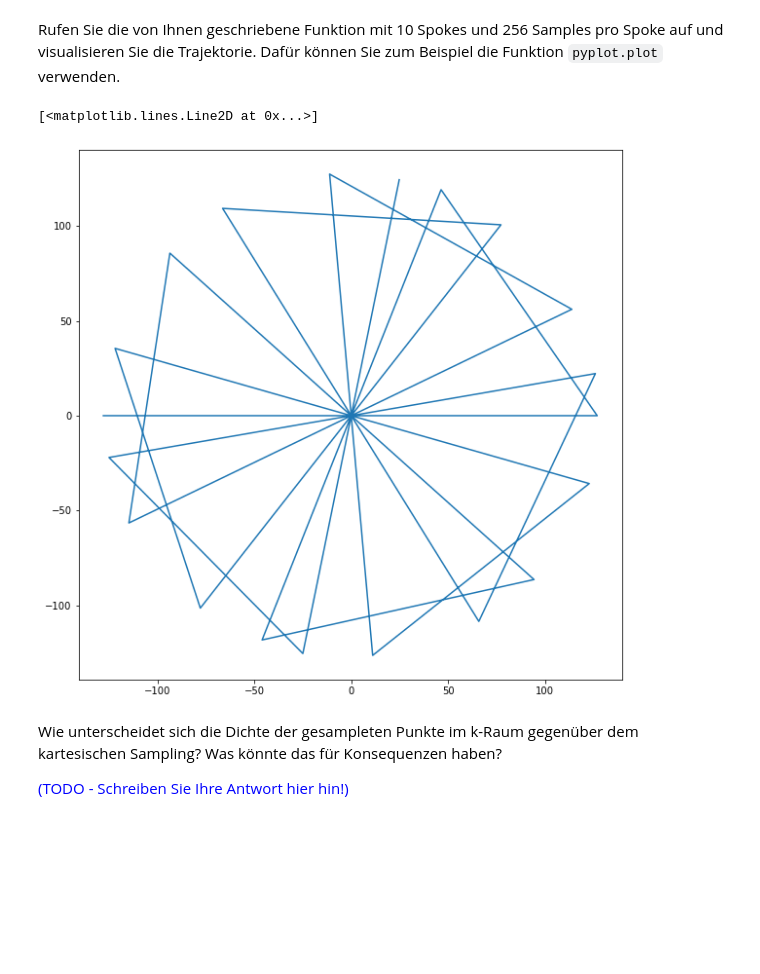
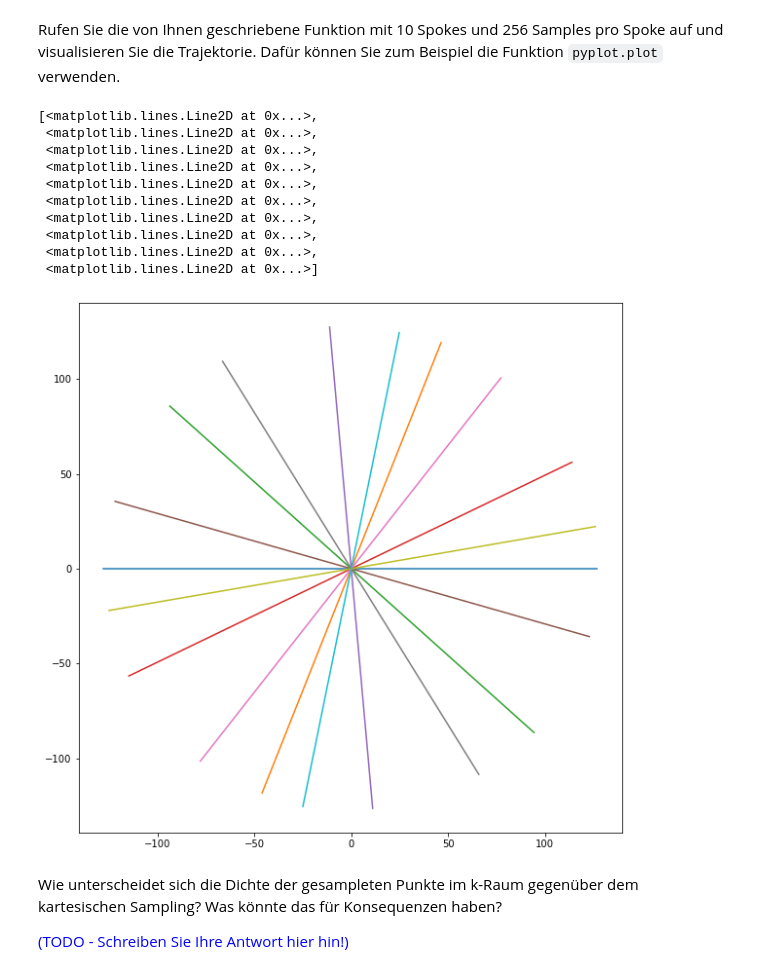
Before and after one commit to DaveMichaelson/Magnetresonanzbildgebung, a Jupyter notebook: 06.ipynb, the cells around one changed output. Cells and saved outputs as stored; diff of their text form; code cells hidden in the pictures; blank space fills up the shorter version.

```diff
--- a/06.ipynb
+++ b/06.ipynb
@@ -21,9 +21,10 @@ def compute_spokes(n_samples_per_spoke, n_spokes):
     angles = np.arange(n_spokes) * golden_angle % (2 * np.pi)
     kx_ranges = np.array([-128 * np.cos(angles), 127 * np.cos(angles)])
     ky_ranges = np.array([-128 * np.sin(angles), 127 * np.sin(angles)])
-    x_values = np.reshape(np.linspace(kx_ranges[0,:], kx_ranges[1,:], num=n_samples_per_spoke), (1, n_samples_per_spoke * n_spokes), order='F')
-    y_values = np.reshape(np.linspace(ky_ranges[0,:], ky_ranges[1,:], num=n_samples_per_spoke), (1, n_samples_per_spoke * n_spokes), order='F')
-    return np.concatenate((x_values, y_values), axis=0)
+    # x_values = np.reshape(np.linspace(kx_ranges[0,:], kx_ranges[1,:], num=n_samples_per_spoke), (1, n_samples_per_spoke * n_spokes), order='F')
+    # y_values = np.reshape(np.linspace(ky_ranges[0,:], ky_ranges[1,:], num=n_samples_per_spoke), (1, n_samples_per_spoke * n_spokes), order='F')
+    # return np.concatenate((x_values, y_values), axis=0)
+    return np.reshape((np.linspace(kx_ranges[0,:], kx_ranges[1,:], num=n_samples_per_spoke), np.linspace(ky_ranges[0,:], ky_ranges[1,:], num=n_samples_per_spoke)), (2, n_samples_per_spoke, n_spokes))
 
 print(compute_spokes(256, 2))
 # %% [output]
@@ -36,10 +48,19 @@ Rufen Sie die von Ihnen geschriebene Funktion mit 10 Spokes und 256 Samples pro
 Dafür können Sie zum Beispiel die Funktion `pyplot.plot` verwenden.
 # %%
 traj = compute_spokes(256, 10)
-plt.plot(traj[0,:], traj[1,:])
+plt.plot(traj[0, :, :], traj[1, :, :])
 # %% [output]
-[<matplotlib.lines.Line2D at 0x...>]
+[<matplotlib.lines.Line2D at 0x...>,
+ <matplotlib.lines.Line2D at 0x...>,
+ <matplotlib.lines.Line2D at 0x...>,
+ <matplotlib.lines.Line2D at 0x...>,
+ <matplotlib.lines.Line2D at 0x...>,
+ <matplotlib.lines.Line2D at 0x...>,
+ <matplotlib.lines.Line2D at 0x...>,
+ <matplotlib.lines.Line2D at 0x...>,
+ <matplotlib.lines.Line2D at 0x...>,
+ <matplotlib.lines.Line2D at 0x...>]
-[figure, old version]
+[figure, new version]
 # %% [markdown]
 Wie unterscheidet sich die Dichte der gesampleten Punkte im k-Raum gegenüber dem kartesischen Sampling? Was könnte das für Konsequenzen haben?
 
```
Also changed, not shown: parts of 3 cells of this notebook.
